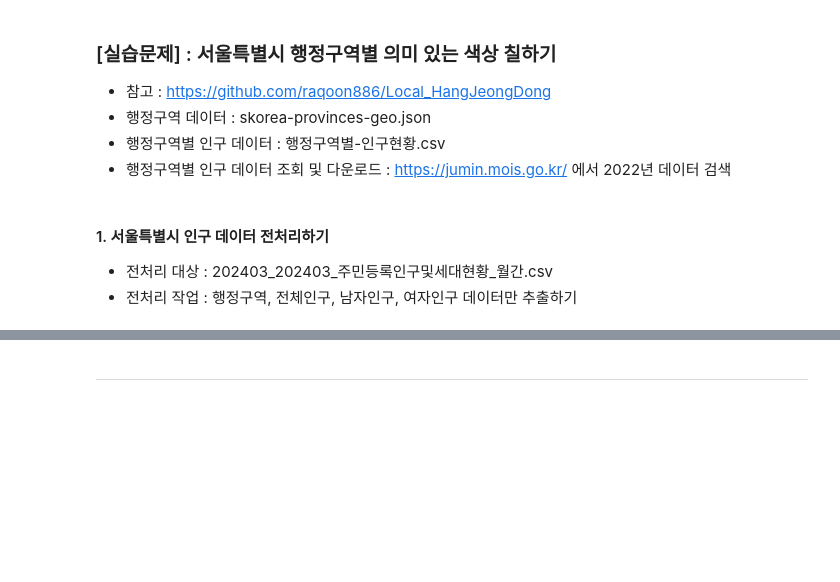
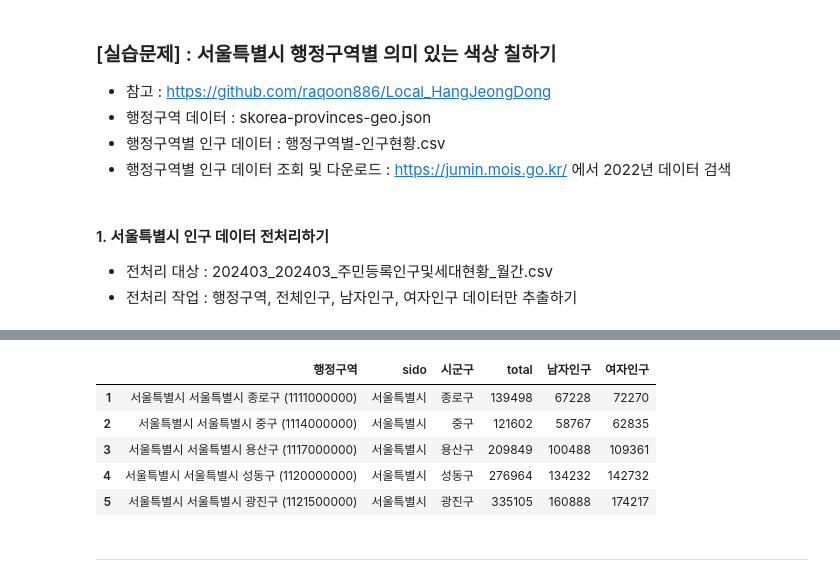
Before and after one commit to y109240/dataAnalysis, a Jupyter notebook: 데이터분석_지도시각화_1.ipynb, the cells around one changed output, grey strips where cells are left out. Cells and saved outputs as stored; diff of their text form; code cells hidden in the pictures; blank space fills up the shorter version.

```diff
--- a/데이터분석_지도시각화_1.ipynb
+++ b/데이터분석_지도시각화_1.ipynb
@@ -422,2 +712,13 @@ m
 # %%
 # 문자열 --> 숫자로 변환하기
+df_t.loc[:, 'total'] = df_t.loc[:, 'total'].str.replace(',', '').apply('int64')
+df_t.loc[:, '남자인구'] = df_t.loc[:, '남자인구'].str.replace(',','').apply('int64')
+df_t.loc[:, '여자인구'] = df_t.loc[:, '여자인구'].str.replace(',','').apply('int64')
+df_t.head()
+# %% [output]
+|  | 행정구역 | sido | 시군구 | total | 남자인구 | 여자인구 |
+| 1 | 서울특별시 서울특별시 종로구 (1111000000) | 서울특별시 | 종로구 | 139498 | 67228 | 72270 |
+| 2 | 서울특별시 서울특별시 중구 (1114000000) | 서울특별시 | 중구 | 121602 | 58767 | 62835 |
+| 3 | 서울특별시 서울특별시 용산구 (1117000000) | 서울특별시 | 용산구 | 209849 | 100488 | 109361 |
+| 4 | 서울특별시 서울특별시 성동구 (1120000000) | 서울특별시 | 성동구 | 276964 | 134232 | 142732 |
+| 5 | 서울특별시 서울특별시 광진구 (1121500000) | 서울특별시 | 광진구 | 335105 | 160888 | 174217 |
```
Also changed, not shown: parts of 21 cells of this notebook.
